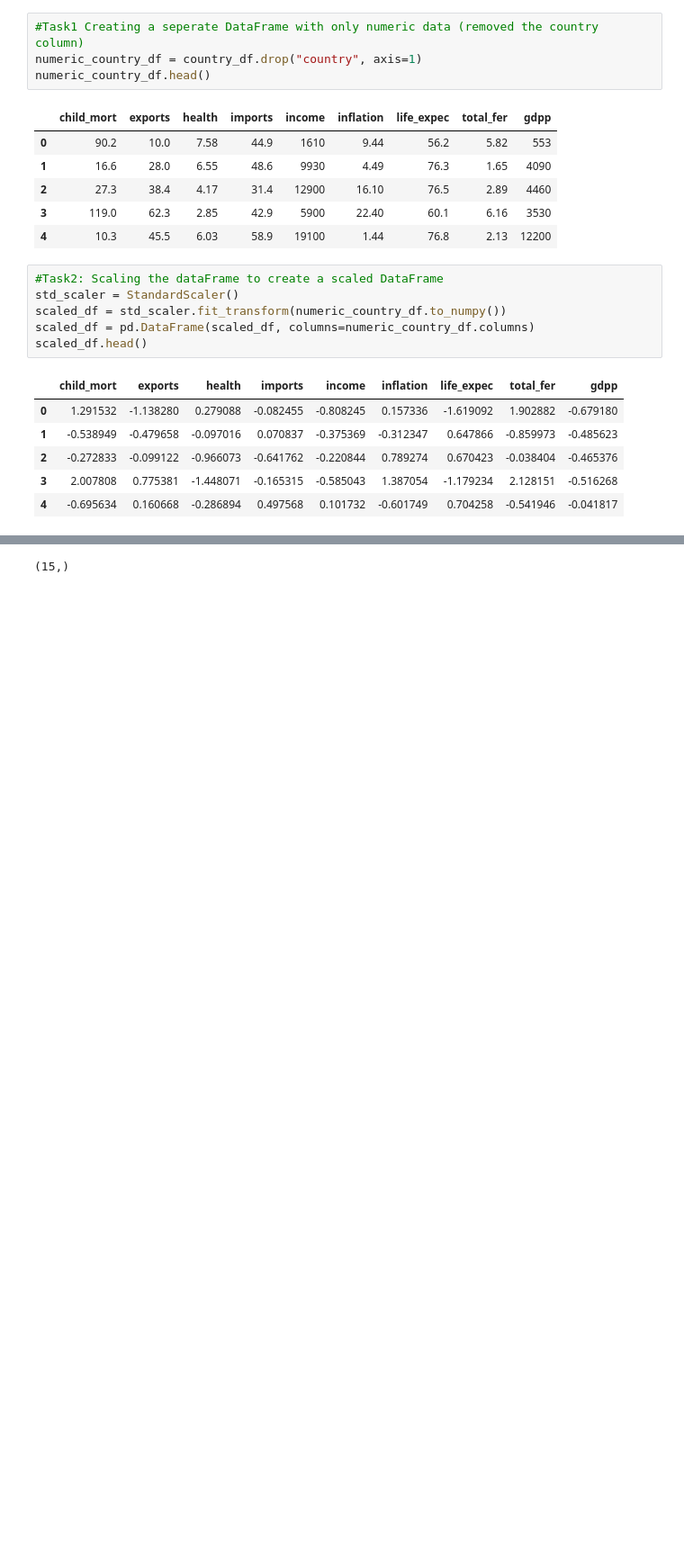
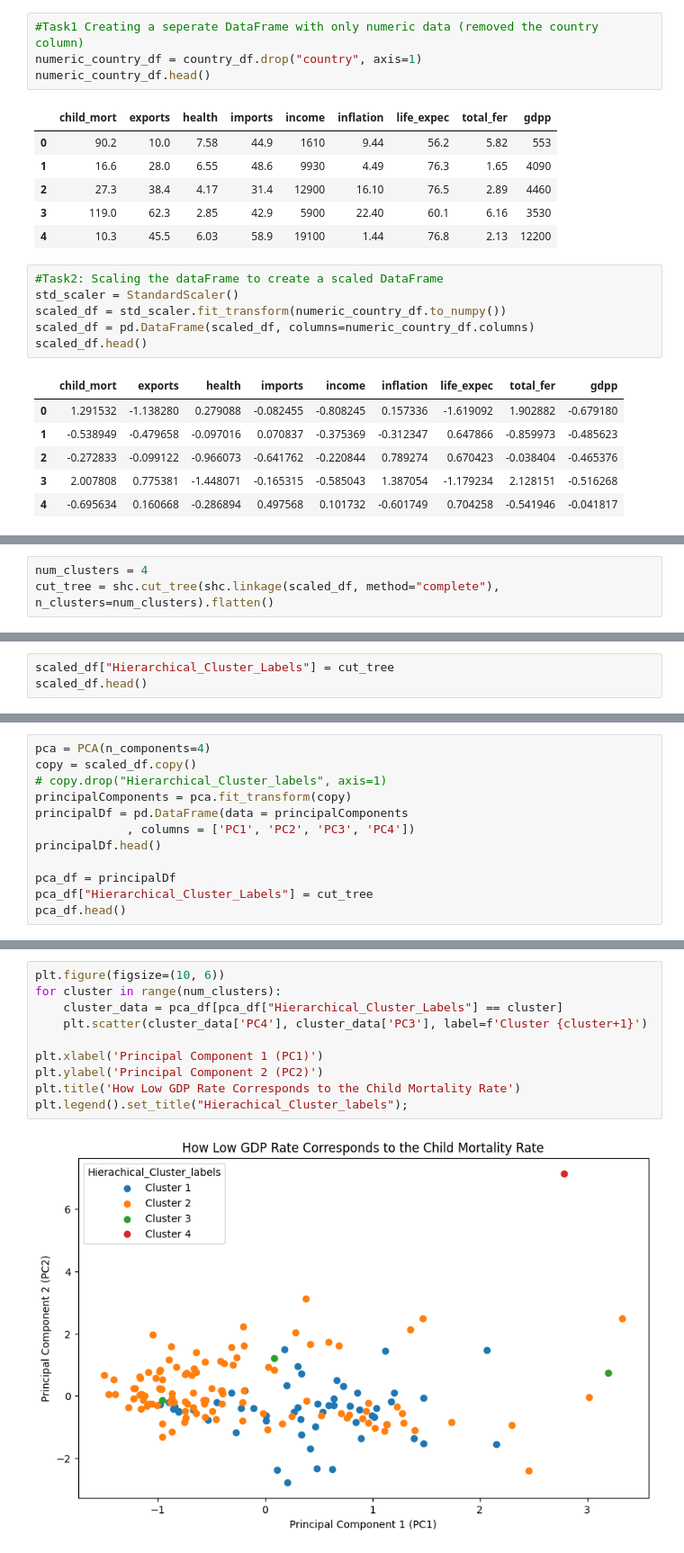
Before and after one commit to ekefan/ml_projects_for_edureka_internship, a Jupyter notebook: prb_state1ass5.ipynb, the cells around one changed output, grey strips where cells are left out. Shown at 90% size. Cells and saved outputs as stored; diff of their text form; blank space fills up the shorter version.

```diff
--- a/prb_state1ass5.ipynb
+++ b/prb_state1ass5.ipynb
@@ -69,3 +71,5 @@ dend = shc.dendrogram(shc.linkage(scaled_df, method="complete"))
 # %% [output]
 [figure]
 # %%
+num_clusters = 4
+cut_tree = shc.cut_tree(shc.linkage(scaled_df, method="complete"), n_clusters=num_clusters).flatten()
@@ -73,0 +76,3 @@ dend = shc.dendrogram(shc.linkage(scaled_df, method="complete"))
+# %%
+scaled_df["Hierarchical_Cluster_Labels"] = cut_tree
+scaled_df.head()
@@ -73,0 +86,12 @@ dend = shc.dendrogram(shc.linkage(scaled_df, method="complete"))
+# %%
+pca = PCA(n_components=4)
+copy = scaled_df.copy()
+# copy.drop("Hierarchical_Cluster_labels", axis=1)
+principalComponents = pca.fit_transform(copy)
+principalDf = pd.DataFrame(data = principalComponents
+             , columns = ['PC1', 'PC2', 'PC3', 'PC4'])
+principalDf.head()
+
+pca_df = principalDf
+pca_df["Hierarchical_Cluster_Labels"] = cut_tree
+pca_df.head()
@@ -74,3 +105,12 @@ dend = shc.dendrogram(shc.linkage(scaled_df, method="complete"))
 # %%
+plt.figure(figsize=(10, 6))
+for cluster in range(num_clusters):
+    cluster_data = pca_df[pca_df["Hierarchical_Cluster_Labels"] == cluster]
+    plt.scatter(cluster_data['PC4'], cluster_data['PC3'], label=f'Cluster {cluster+1}')
+
+plt.xlabel('Principal Component 1 (PC1)')
+plt.ylabel('Principal Component 2 (PC2)')
+plt.title('How Low GDP Rate Corresponds to the Child Mortality Rate')
+plt.legend().set_title("Hierachical_Cluster_labels");
 # %% [output]
-(15,)
+[figure, added]
```
Also changed, not shown: parts of 7 cells of this notebook.
